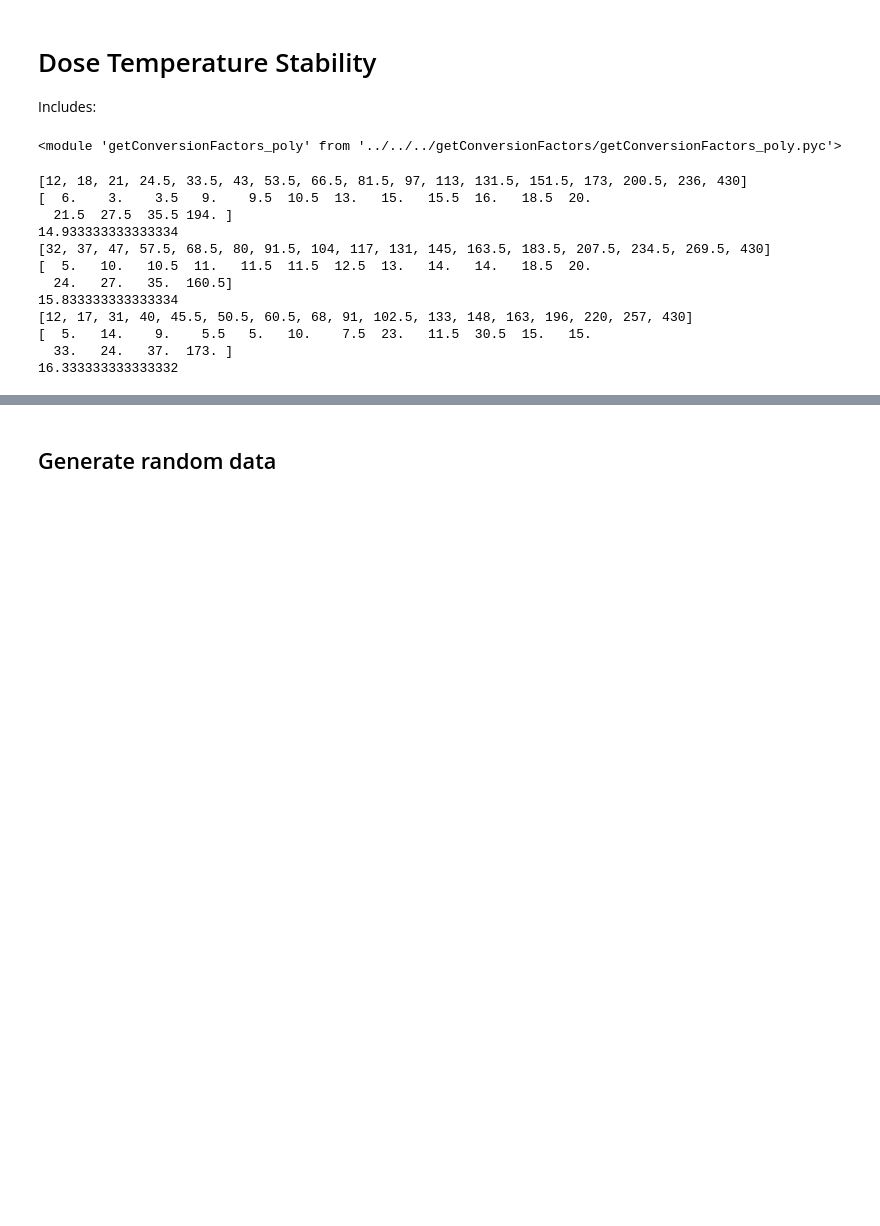
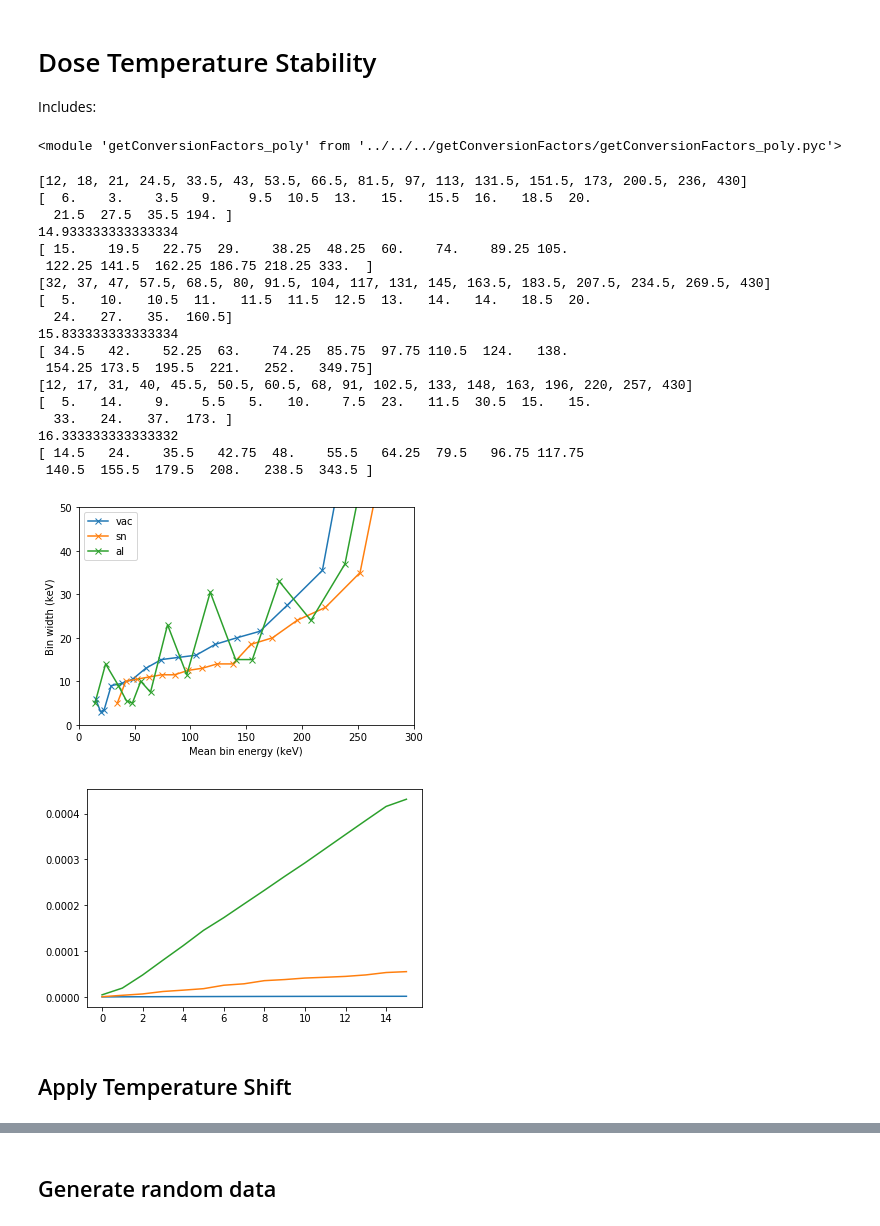
Before and after one commit to dosepix/dpx_control, a Jupyter notebook: dpx_func_python/temperature.ipynb, the cells around one changed output, grey strips where cells are left out. Cells and saved outputs as stored; diff of their text form; code cells hidden in the pictures; blank space fills up the shorter version.

```diff
--- a/dpx_func_python/temperature.ipynb
+++ b/dpx_func_python/temperature.ipynb
@@ -921,31 +768,50 @@ reload(gcfp)
 binEdgesTh = {'vac': [12, 18, 21, 24.5, 33.5, 43, 53.5, 66.5, 81.5, 97, 113, 131.5, 151.5, 173, 200.5, 236, 430],
         'sn': [32, 37, 47, 57.5, 68.5, 80, 91.5, 104, 117, 131, 145, 163.5, 183.5, 207.5, 234.5, 269.5, 430],
         'al': [12, 17, 31, 40, 45.5, 50.5, 60.5, 68, 91, 102.5, 133, 148, 163, 196, 220, 257, 430]}
 
-# binEdgesTh = {'vac': np.linspace(12, 400, 17), 'al': list(np.linspace(12, 100, 8)) + list(np.linspace(105, 500, 9)), 'sn': np.linspace(12, 200, 17)}
+# binEdgesTh = {'vac': np.linspace(12, 400, 17), 'al': np.linspace(12, 400, 17), 'sn': np.linspace(12, 400, 17)}
 # list(np.linspace(12, 100, 8)) + list(np.linspace(105, 300, 9))
 # [12, 60, 100, 135, 165, 180, 200, 215, 225, 230, 235, 240, 245, 250, 255, 260, 430]
 
 for key in binEdgesTh.keys():
     print binEdgesTh[key]
     print np.diff(binEdgesTh[key])
     print np.mean( np.diff(binEdgesTh[key])[:-1] )
+    bc = binEdgesTh[key][:-1] + 0.5*np.diff(binEdgesTh[key])
+    print bc
+    plt.plot(bc, np.diff(binEdgesTh[key]), marker='x', label=key)
+    plt.xlabel('Mean bin energy (keV)')
+    plt.ylabel('Bin width (keV)')
+plt.xlim(0, 300)
+plt.ylim(0, 50)
+plt.legend()
+plt.savefig('binWidths.svg')
+plt.show()
 
 polyParams = [-6.13432151e-09,  2.08479453e-06,  6.76750181e-10, -4.04786053e-07, 6.04542804e-05, 5.54387308e-09, -3.50905545e-06,  5.37851109e-04]
 degs = [2, 3, 3]
 alphaPoly = gcfp.alphaPolyDev(polyParams, degs, binEdgesTh)
+plt.plot(np.reshape(alphaPoly, (3, 16)).T)
 slope, offset, Toffset = outDict['slope'], np.asarray(outDict['offset']), outDict['Toffset']
 idx = 13
 # %% [output]
 [12, 18, 21, 24.5, 33.5, 43, 53.5, 66.5, 81.5, 97, 113, 131.5, 151.5, 173, 200.5, 236, 430]
 [  6.    3.    3.5   9.    9.5  10.5  13.   15.   15.5  16.   18.5  20.
   21.5  27.5  35.5 194. ]
 14.933333333333334
+[ 15.    19.5   22.75  29.    38.25  48.25  60.    74.    89.25 105.
+ 122.25 141.5  162.25 186.75 218.25 333.  ]
 [32, 37, 47, 57.5, 68.5, 80, 91.5, 104, 117, 131, 145, 163.5, 183.5, 207.5, 234.5, 269.5, 430]
 [  5.   10.   10.5  11.   11.5  11.5  12.5  13.   14.   14.   18.5  20.
   24.   27.   35.  160.5]
 15.833333333333334
+[ 34.5   42.    52.25  63.    74.25  85.75  97.75 110.5  124.   138.
+ 154.25 173.5  195.5  221.   252.   349.75]
 [12, 17, 31, 40, 45.5, 50.5, 60.5, 68, 91, 102.5, 133, 148, 163, 196, 220, 257, 430]
 [  5.   14.    9.    5.5   5.   10.    7.5  23.   11.5  30.5  15.   15.
   33.   24.   37.  173. ]
 16.333333333333332
+[ 14.5   24.    35.5   42.75  48.    55.5   64.25  79.5   96.75 117.75
+ 140.5  155.5  179.5  208.   238.5  343.5 ]
+[figure, added]
+[figure, added]
@@ -986,0 +855,2 @@ def histMean(bins, hist):
+# %% [markdown]
+## Apply Temperature Shift
```
Also changed, not shown: parts of 28 cells of this notebook, 4 other files.
